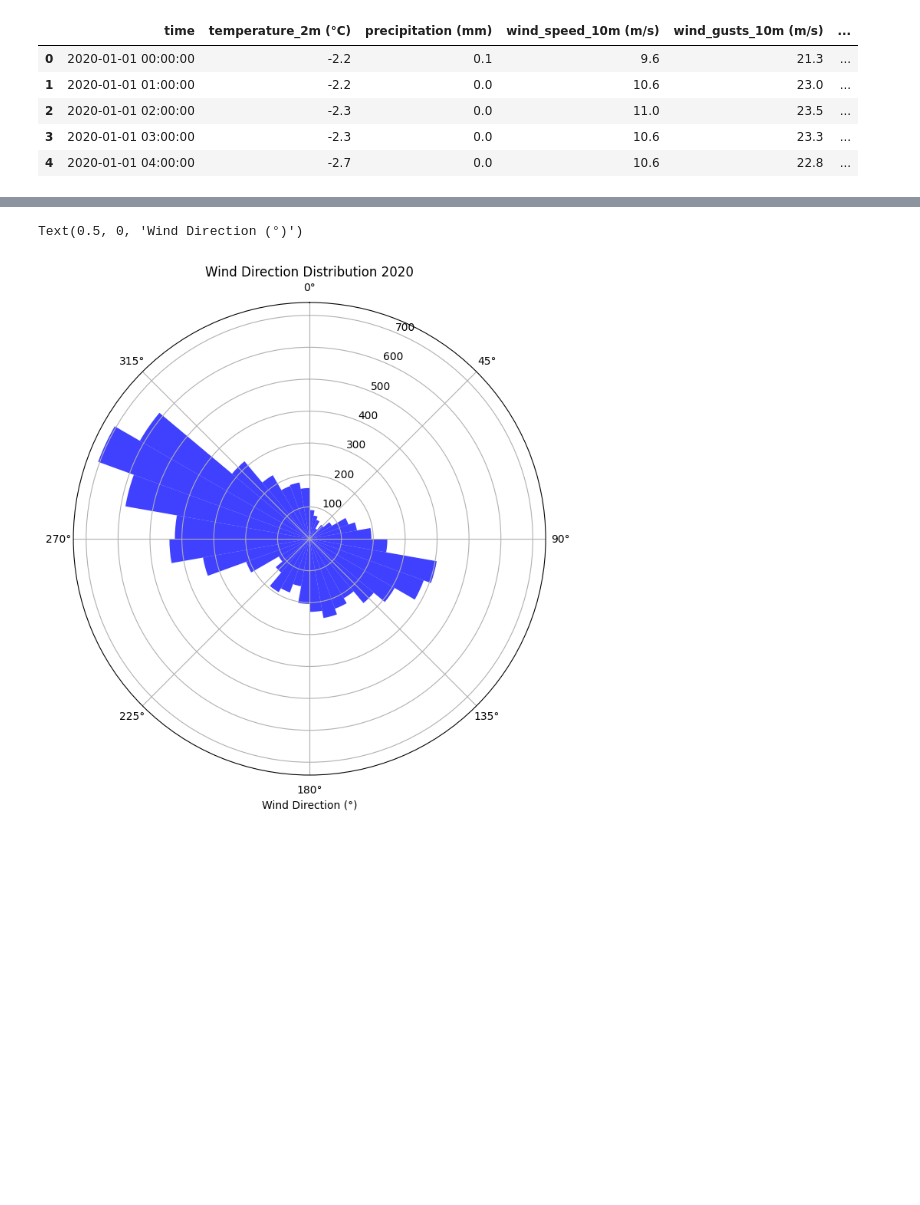
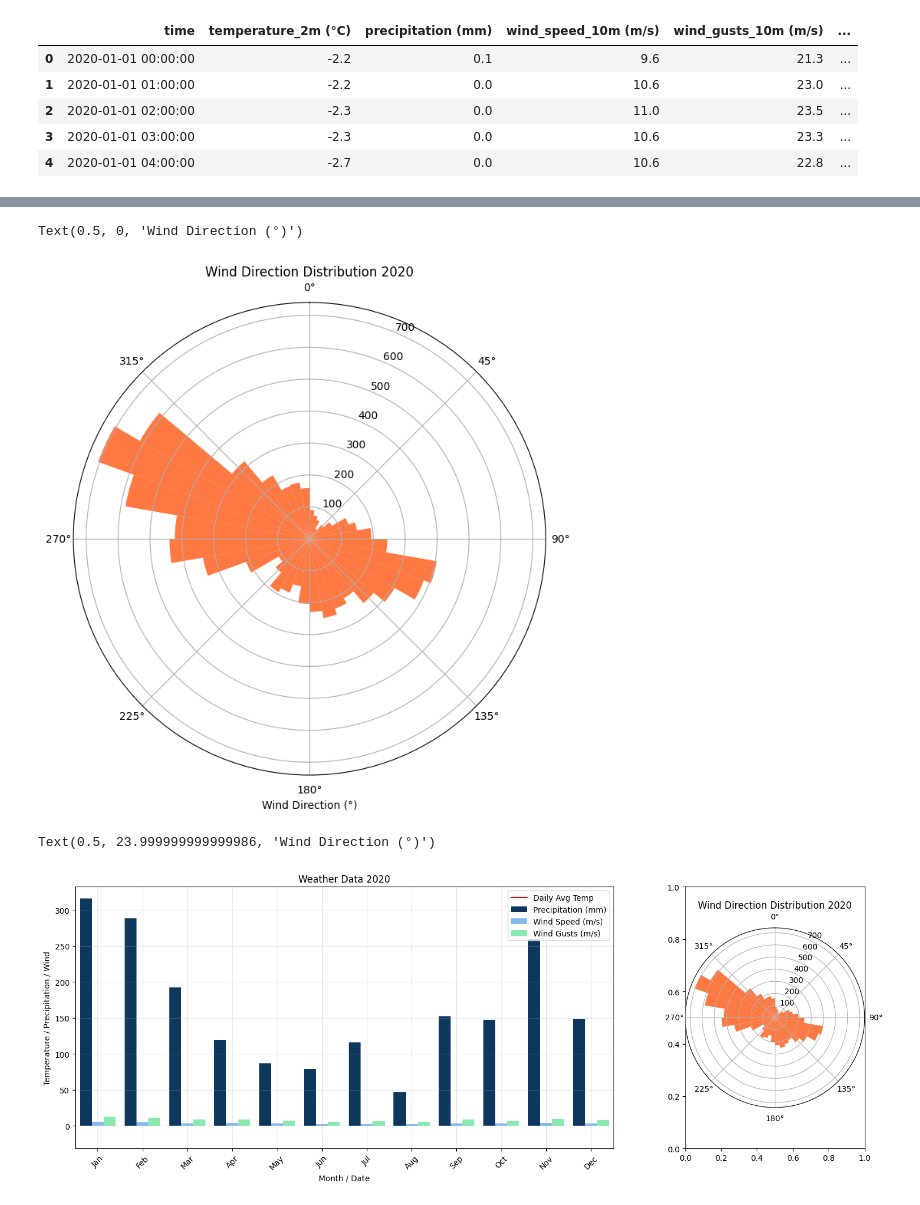
Before and after one commit to esksko/IND320-assignments-esksko, a Jupyter notebook: jupyter/assignment_1.ipynb, the cells around one changed output, grey strips where cells are left out. Cells and saved outputs as stored; diff of their text form; code cells hidden in the pictures; blank space fills up the shorter version.

```diff
--- a/jupyter/assignment_1.ipynb
+++ b/jupyter/assignment_1.ipynb
@@ -162,13 +152,72 @@ angles = np.deg2rad(df["wind_direction_10m (°)"])
 
 plt.figure(figsize=(8, 8))
 ax = plt.subplot(111, polar=True)
-ax.hist(angles, bins=36, color="blue", alpha=0.75)
+ax.hist(angles, bins=36, color="#fe4b03", alpha=0.75)
 ax.set_theta_zero_location("N")
 ax.set_theta_direction(-1)
 ax.set_title("Wind Direction Distribution 2020")
 ax.set_xlabel("Wind Direction (°)")
 # %% [output]
 Text(0.5, 0, 'Wind Direction (°)')
-[figure, old version]
+[figure, new version]
 # %%
-# Plotting all columns together for comparison
+# Left axis: Temperature and grouped bars
+
+monthly_data = pd.DataFrame({
+    "month": monthly_precip["time"].dt.strftime("%b"),
+    "Precipitation (mm)": monthly_precip["precipitation (mm)"].values,
+    "Wind Speed (m/s)": monthly_mean_wind["wind_speed_10m (m/s)"].values,
+    "Wind Gusts (m/s)": monthly_mean_wind_gusts["wind_gusts_10m (m/s)"].values
+})
+
+monthly_melted = monthly_data.melt(id_vars="month", var_name="Category", value_name="Value")
+
+month_order = ["Jan", "Feb", "Mar", "Apr", "May", "Jun", "Jul", "Aug", "Sep", "Oct", "Nov", "Dec"]
+
+
+fig, (ax1, ax2) = plt.subplots(1, 2, figsize=(18, 6), gridspec_kw={"width_ratios": [3, 1]})
+
+# Daily temperature line
+sns.lineplot(
+    data=daily_mean_temp,
+    x="time",
+    y="temperature_2m (°C)",
+    color="red",
+    label="Daily Avg Temp",
+    ax=ax1
+)
+
+
+# Grouped monthly bars
+sns.barplot(
+    data=monthly_melted,
+    x="month",
+    y="Value",
+    hue="Category",
+    hue_order=["Precipitation (mm)", "Wind Speed (m/s)", "Wind Gusts (m/s)"],
+    palette=["#01386a", "#75bbfd", "#7af9ab"],
+    order=month_order,
+    ax=ax1
+)
+
+# Formatting
+ax1.set_xlabel("Month / Date")
+ax1.set_ylabel("Temperature / Precipitation / Wind")
+ax1.set_title("Weather Data 2020")
+ax1.grid(True, alpha=0.3)
+ax1.set_xticklabels(ax1.get_xticklabels(), rotation=45)
+ax1.legend(loc="upper right")
+
+
+
+# Right axis: Wind direction polar plot
+angles = np.deg2rad(df["wind_direction_10m (°)"])
+ax2 = plt.subplot(122, polar=True)
+ax2.hist(angles, bins=36, color="#fe4b03", alpha=0.75)
+ax2.set_theta_zero_location("N")
+ax2.set_theta_direction(-1)
+ax2.set_title("Wind Direction Distribution 2020")
+ax.set_xlabel("Wind Direction (°)")
+# %% [output]
+Text(0.5, 23.999999999999986, 'Wind Direction (°)')
+[figure, added]
```
Also changed, not shown: parts of 5 cells of this notebook, 2 other files.
